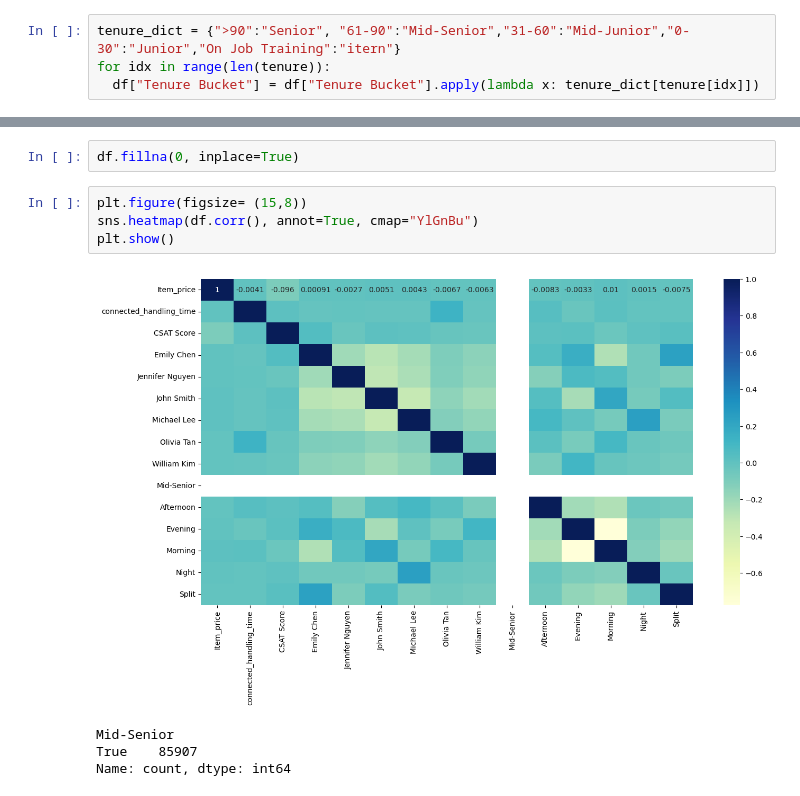
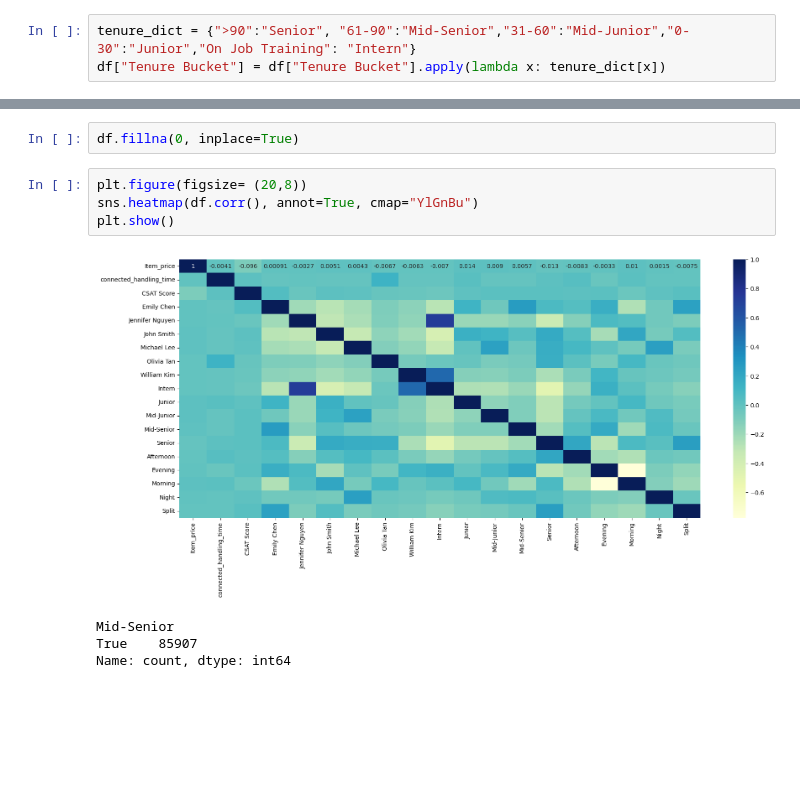
Before and after one commit to MaukanMir/Customer-Support-Classifer, a Jupyter notebook: training.ipynb, the cells around one changed output, grey strips where cells are left out. Cells and saved outputs as stored; diff of their text form; blank space fills up the shorter version.

```diff
--- a/training.ipynb
+++ b/training.ipynb
@@ -50,9 +50,8 @@ sns.scatterplot(x="CSAT Score", y ="connected_handling_time", data = highest_rev
 <Axes: xlabel='CSAT Score', ylabel='connected_handling_time'>
 [figure]
 # %%
-tenure_dict = {">90":"Senior", "61-90":"Mid-Senior","31-60":"Mid-Junior","0-30":"Junior","On Job Training":"itern"}
-for idx in range(len(tenure)):
-  df["Tenure Bucket"] = df["Tenure Bucket"].apply(lambda x: tenure_dict[tenure[idx]])
+tenure_dict = {">90":"Senior", "61-90":"Mid-Senior","31-60":"Mid-Junior","0-30":"Junior","On Job Training": "Intern"}
+df["Tenure Bucket"] = df["Tenure Bucket"].apply(lambda x: tenure_dict[x])
 # %%
 columns_to_keep = ["Manager", "Item_price", "Agent Shift", "Tenure Bucket", "CSAT Score", "connected_handling_time"]
 df.drop([col for col in df.columns if col not in columns_to_keep], axis=1, inplace=True)
@@ -61,11 +60,11 @@ df = scale_columns(df,["Manager", "Tenure Bucket", "Agent Shift"])
 # %%
 df.fillna(0, inplace=True)
 # %%
-plt.figure(figsize= (15,8))
+plt.figure(figsize= (20,8))
 sns.heatmap(df.corr(), annot=True, cmap="YlGnBu")
 plt.show()
 # %% [output]
-[figure, old version]
+[figure, new version]
 # %%
 # %% [output]
 Mid-Senior
```
